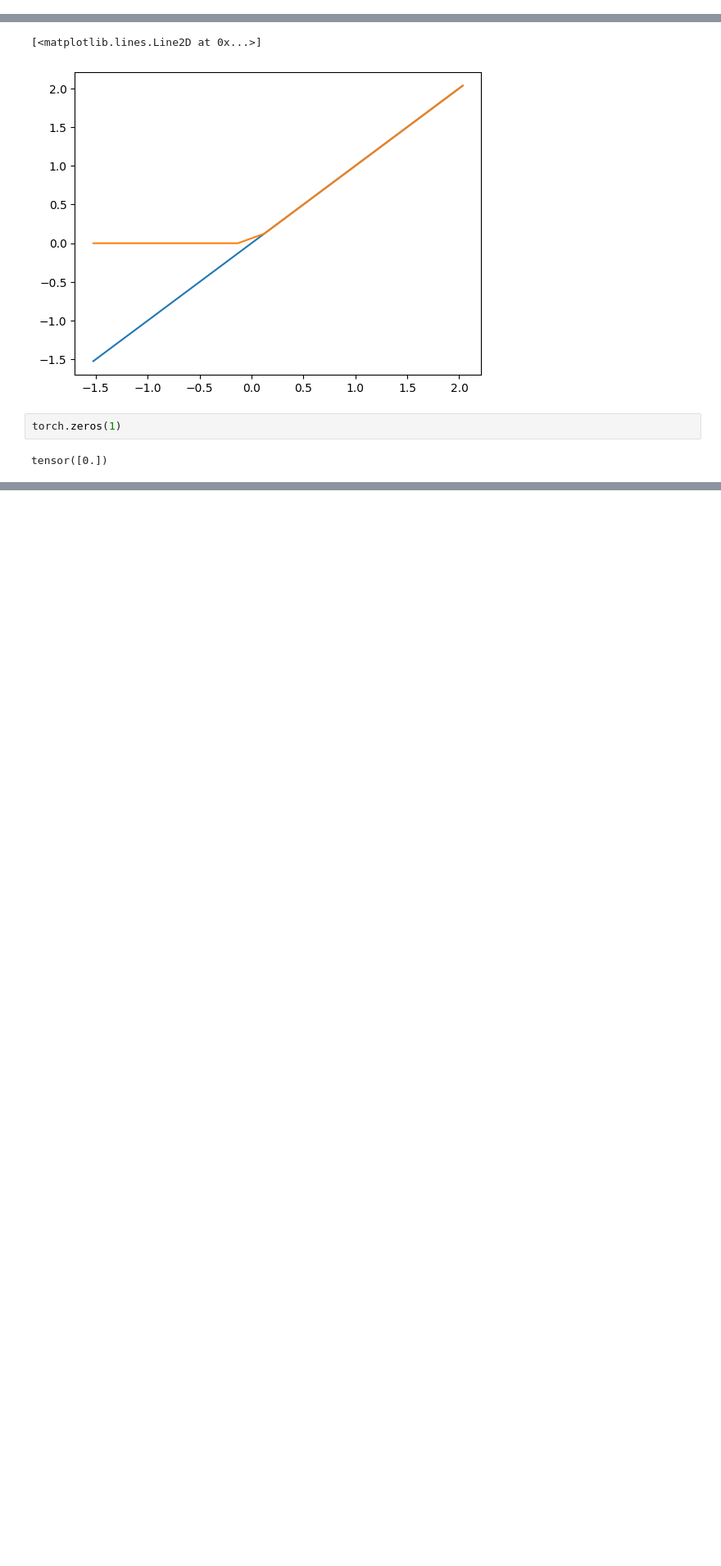
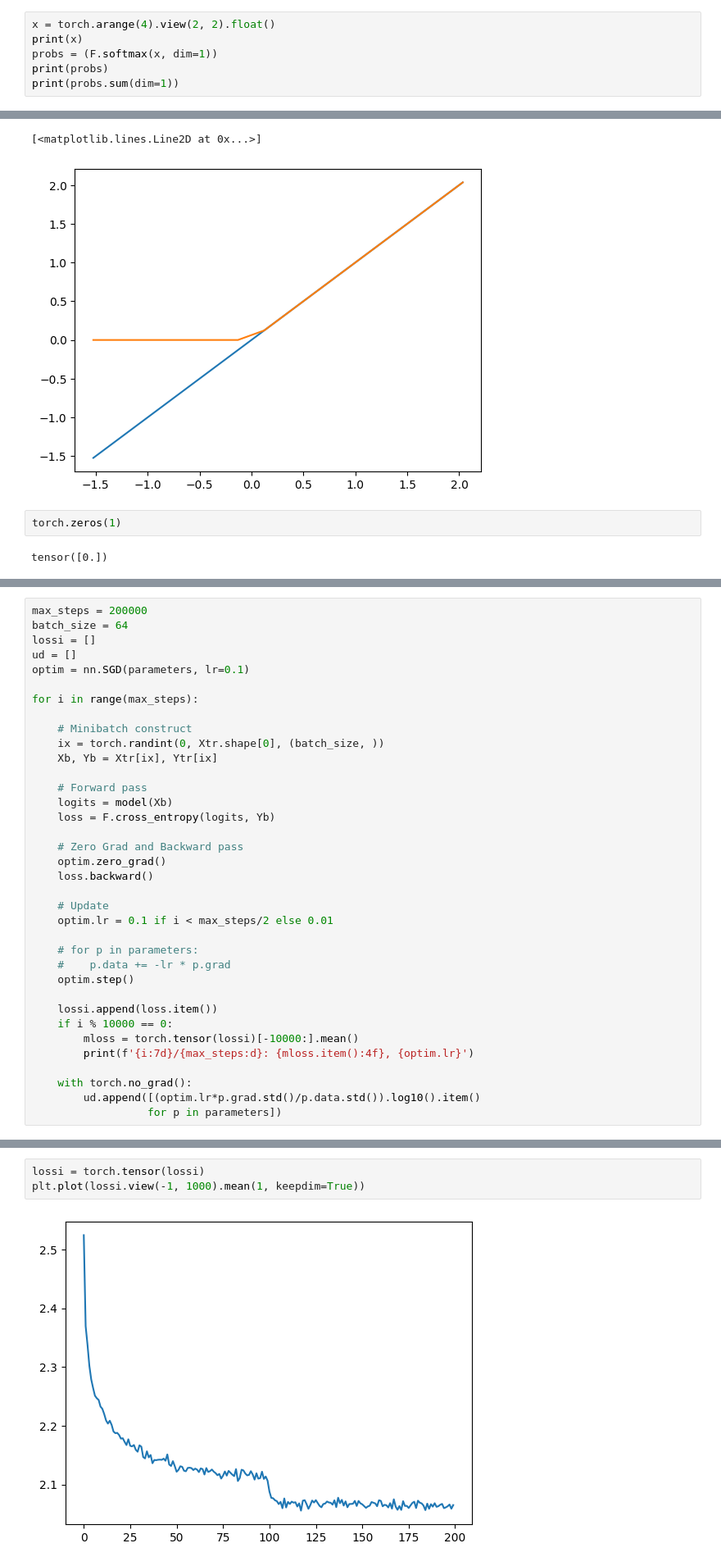
Before and after one commit to jsmidt/scratch, a Jupyter notebook: mytorch/test_mytorch.ipynb, the cells around one changed output, grey strips where cells are left out. Shown at 82% size. Drawn from its saved outputs; the diff is of its cells as text; blank space fills up the shorter version.

```diff
--- a/mytorch/test_mytorch.ipynb
+++ b/mytorch/test_mytorch.ipynb
@@ -4,0 +296,6 @@ import matplotlib.pyplot as plt
+# %%
+x = torch.arange(4).view(2, 2).float()
+print(x)
+probs = (F.softmax(x, dim=1))
+print(probs)
+print(probs.sum(dim=1))
@@ -151,0 +754,36 @@ Model has total parameters: 12097
+# %%
+max_steps = 200000
+batch_size = 64
+lossi = []
+ud = []
+optim = nn.SGD(parameters, lr=0.1)
+
+for i in range(max_steps):
+
+    # Minibatch construct
+    ix = torch.randint(0, Xtr.shape[0], (batch_size, ))
+    Xb, Yb = Xtr[ix], Ytr[ix]
+
+    # Forward pass
+    logits = model(Xb)
+    loss = F.cross_entropy(logits, Yb)
+
+    # Zero Grad and Backward pass
+    optim.zero_grad()
+    loss.backward()
+
+    # Update
+    optim.lr = 0.1 if i < max_steps/2 else 0.01
+
+    # for p in parameters:
+    #    p.data += -lr * p.grad
+    optim.step()
+
+    lossi.append(loss.item())
+    if i % 10000 == 0:
+        mloss = torch.tensor(lossi)[-10000:].mean()
+        print(f'{i:7d}/{max_steps:d}: {mloss.item():4f}, {optim.lr}')
+
+    with torch.no_grad():
+        ud.append([(optim.lr*p.grad.std()/p.data.std()).log10().item()
+                  for p in parameters])
@@ -151,0 +811,5 @@ Model has total parameters: 12097
+# %%
+lossi = torch.tensor(lossi)
+plt.plot(lossi.view(-1, 1000).mean(1, keepdim=True))
+# %% [output]
+[figure, added]
```
Also changed, not shown: parts of 44 cells of this notebook, 6 other files.
